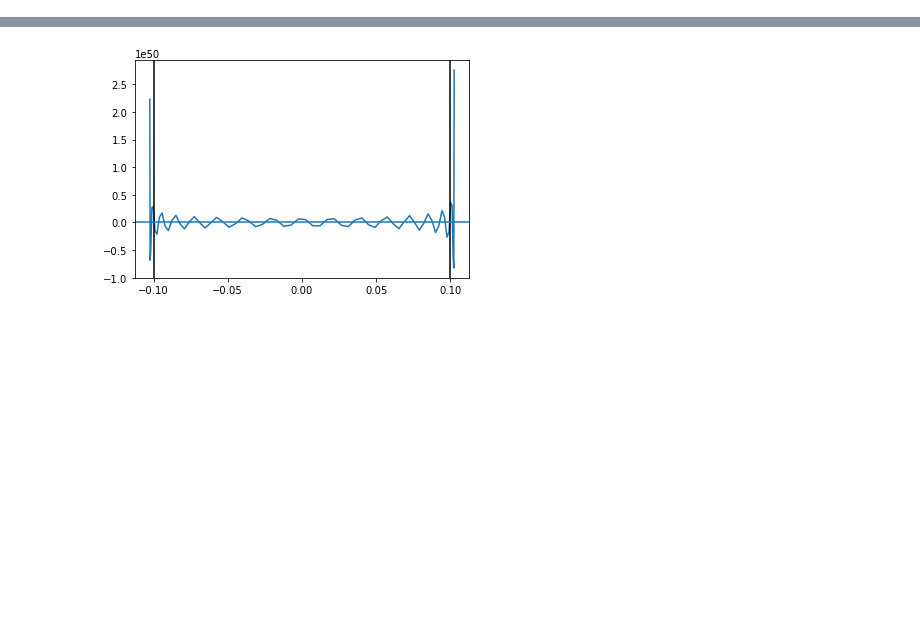
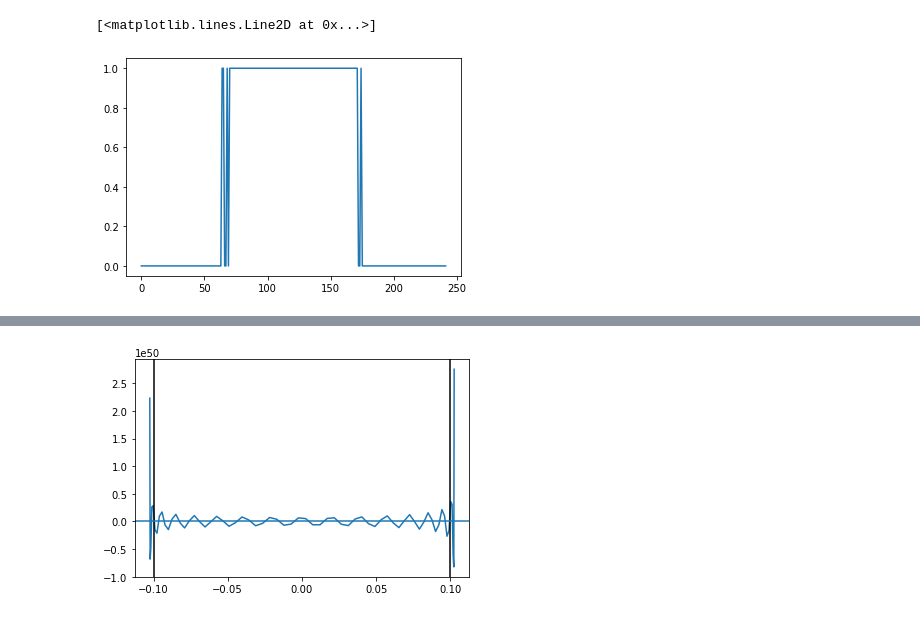
Before and after one commit to quantum-tinkerer/pydacp, a Jupyter notebook: toy_code.ipynb, the cells around one changed output, grey strips where cells are left out. Cells and saved outputs as stored; diff of their text form; code cells hidden in the pictures; blank space fills up the shorter version.

```diff
--- a/toy_code.ipynb
+++ b/toy_code.ipynb
@@ -145,3 +128,8 @@ Wall time: 473 ms
+# %%
+plt.plot(proj_density>-5)
+# %% [output]
+[<matplotlib.lines.Line2D at 0x...>]
+[figure, added]
 # %%
 %%time
 n = int((d*3 - 1)/2)
```
Also changed, not shown: parts of 22 cells of this notebook.
